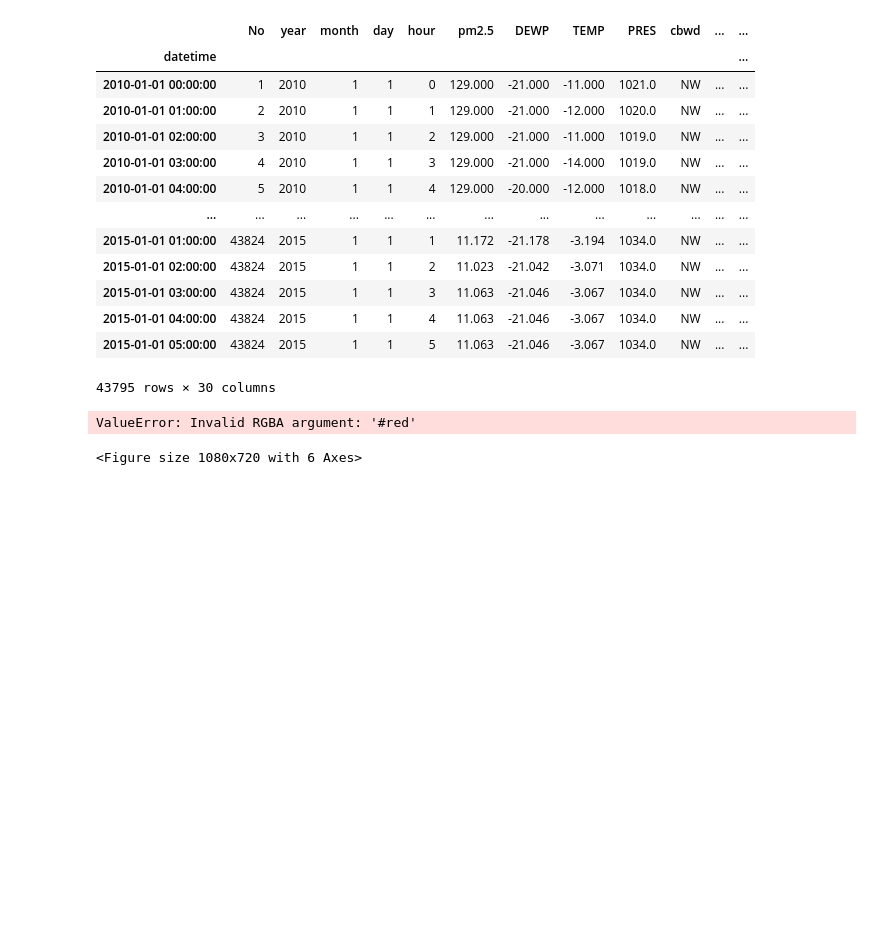
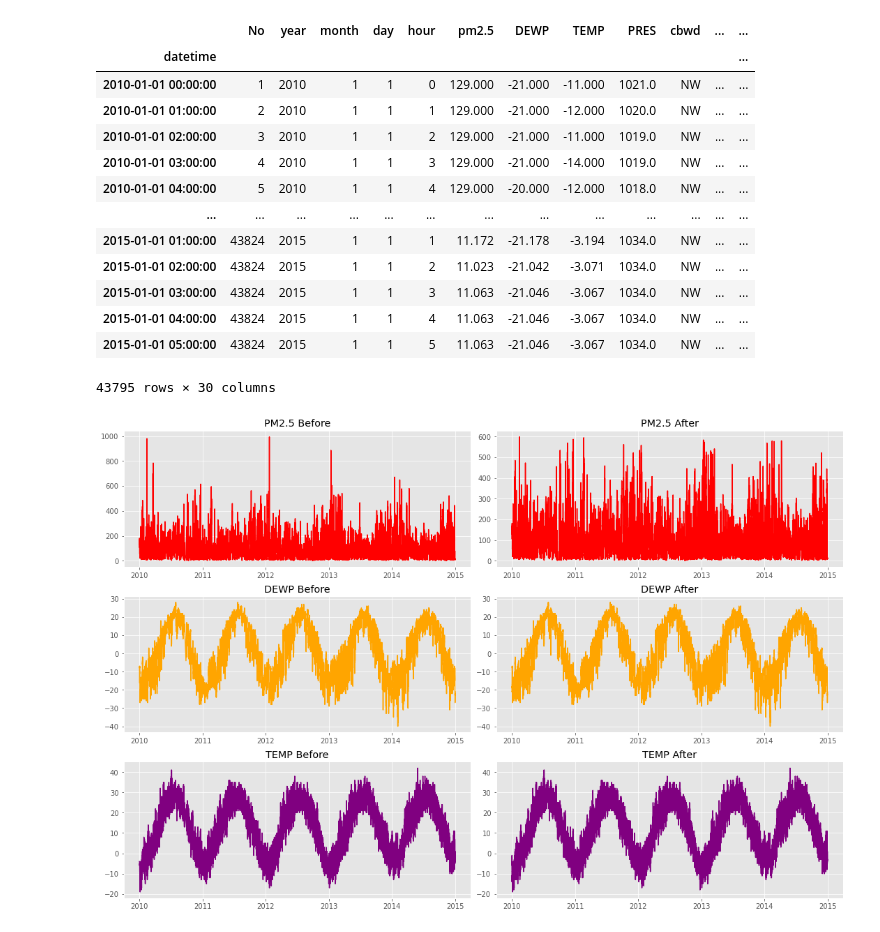
Before and after one commit to tuanio/pollution_prediction, a Jupyter notebook: code.ipynb, the cells around one changed output. Cells and saved outputs as stored; diff of their text form; code cells hidden in the pictures; blank space fills up the shorter version.

```diff
--- a/code.ipynb
+++ b/code.ipynb
@@ -406,26 +406,25 @@ df
 | 2015-01-01 05:00:00 | 43824 | 2015 | 1 | 1 | 5 | 11.063 | -21.046 | -3.067 | 1034.0 | NW | ... | ... |
 43795 rows × 30 columns
 # %%
-color1 = '#red'
-color2 = '#yellow'
-color3 = '#purple'
+color1 = 'red'
+color2 = 'orange'
+color3 = 'purple'
 
 fig, ax = plt.subplots(3, 2)
 ax[0, 0].plot(time_before, before[0](), color=color1)
 ax[0, 0].set_title('PM2.5 Before')
 ax[1, 0].plot(time_before, before[1](), color=color2)
 ax[1, 0].set_title('DEWP Before')
 ax[2, 0].plot(time_before, before[2](), color=color3)
 ax[2, 0].set_title('TEMP Before')
 
 ax[0, 1].plot(time_after, after[0](), color=color1)
 ax[0, 1].set_title('PM2.5 After')
 ax[1, 1].plot(time_after, after[1](), color=color2)
 ax[1, 1].set_title('DEWP After')
 ax[2, 1].plot(time_after, after[2](), color=color3)
 ax[2, 1].set_title('TEMP After')
 
 fig.tight_layout(pad=0.8)
 # %% [output]
-ValueError: Invalid RGBA argument: '#red'
-<Figure size 1080x720 with 6 Axes>
+[figure, added]
```
